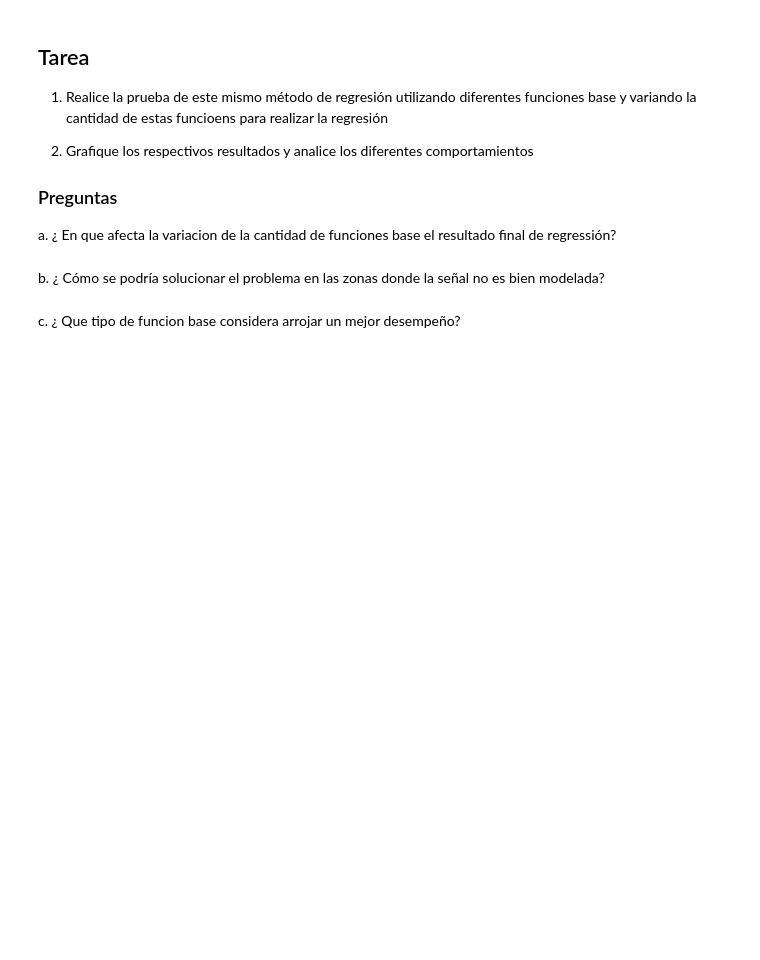
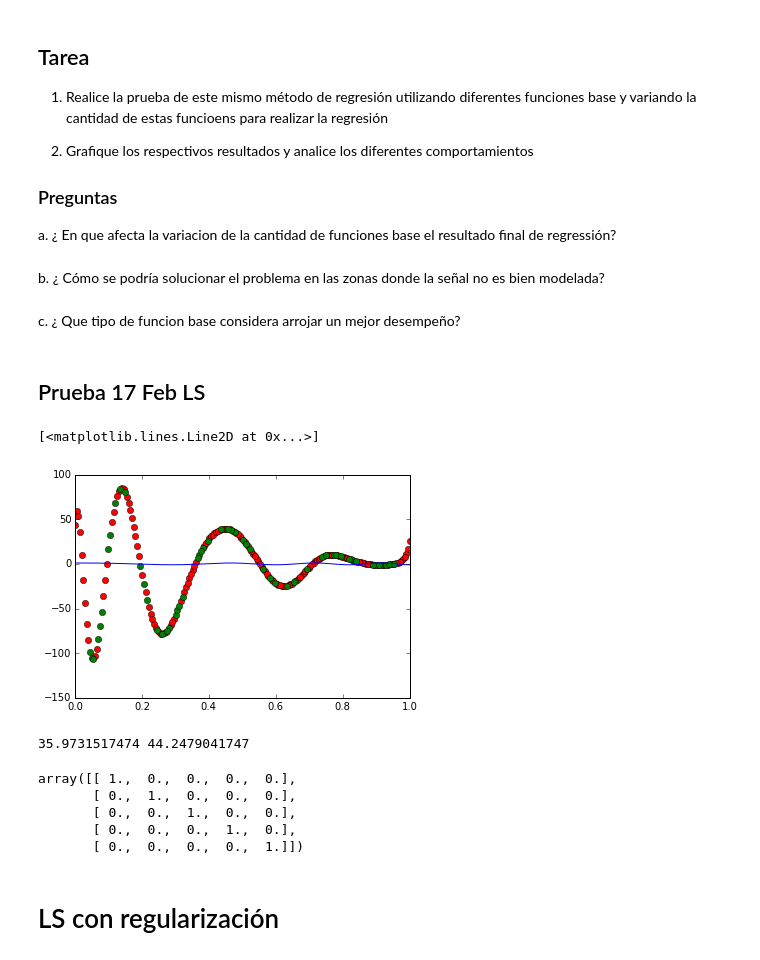
Before and after one commit to JjVera96/Machine-Learning, a Jupyter notebook: LAB1_LeastSquareReg/LAB1_LeastSquareReg.ipynb, the cells around one changed output. Drawn from its saved outputs; the diff is of its cells as text; code cells hidden in the pictures; blank space fills up the shorter version.

```diff
--- a/LAB1_LeastSquareReg/LAB1_LeastSquareReg.ipynb
+++ b/LAB1_LeastSquareReg/LAB1_LeastSquareReg.ipynb
@@ -132,3 +152,17 @@ a. ¿ En que afecta la variacion de la cantidad de funciones base el resultado f
 b. ¿ Cómo se podría solucionar el problema en las zonas donde la señal no es bien modelada?
 # %% [markdown]
 c. ¿ Que tipo de funcion base considera arrojar un mejor desempeño?
+# %% [markdown]
+## Prueba 17 Feb LS
+# %%
+# -entrenar el modelo
+PHITr,w_ML,yEstimadoTr = LS(xTr,tTr,'pol',150)
+# Calcular PHITe
+PHITe,w_MLTe,yEstimadoTe = LS(xTe,tTe,'pol',150)
+yEstimadoTe = PHITe.dot(w_ML)
+plt.plot(xTr,yEstimadoTr,'or')
+plt.plot(xTe,yEstimadoTe,'og')
+plt.plot(x,y)
+# %% [output]
+[<matplotlib.lines.Line2D at 0x...>]
+[figure, added]
@@ -134,0 +174,17 @@ c. ¿ Que tipo de funcion base considera arrojar un mejor desempeño?
+# %%
+RMStest = Erms(tTr,yEstimadoTr)
+RMStrain = Erms(tTe,yEstimadoTe)
+
+print RMStest,RMStrain
+# %% [output]
+35.9731517474 44.2479041747
+# %%
+np.eye(5)
+# %% [output]
+array([[ 1.,  0.,  0.,  0.,  0.],
+       [ 0.,  1.,  0.,  0.,  0.],
+       [ 0.,  0.,  1.,  0.,  0.],
+       [ 0.,  0.,  0.,  1.,  0.],
+       [ 0.,  0.,  0.,  0.,  1.]])
+# %% [markdown]
+# LS con regularización
```
Also changed, not shown: parts of 13 cells of this notebook, 1 other file.
